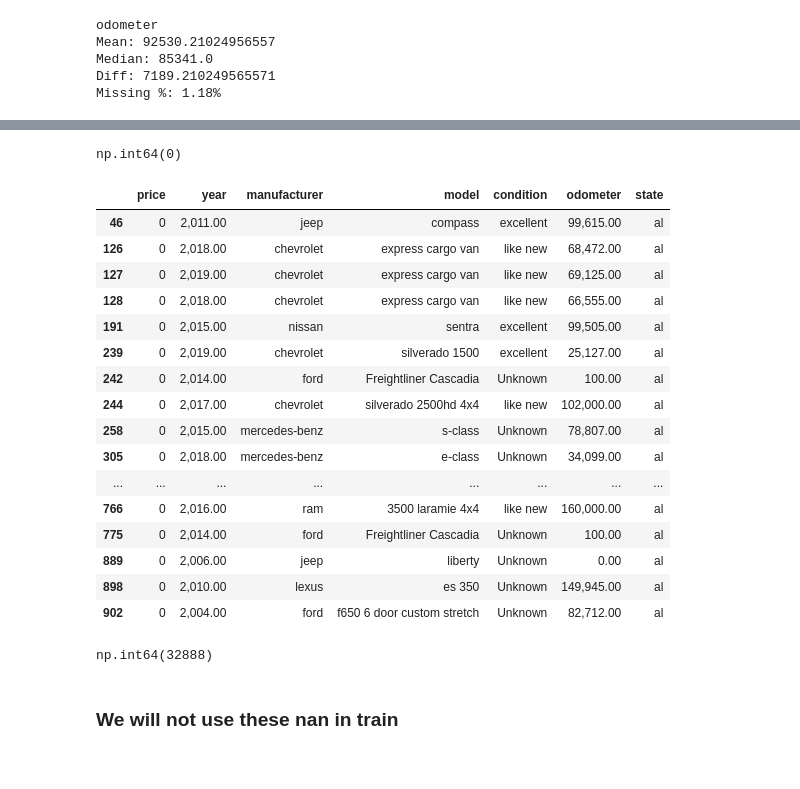
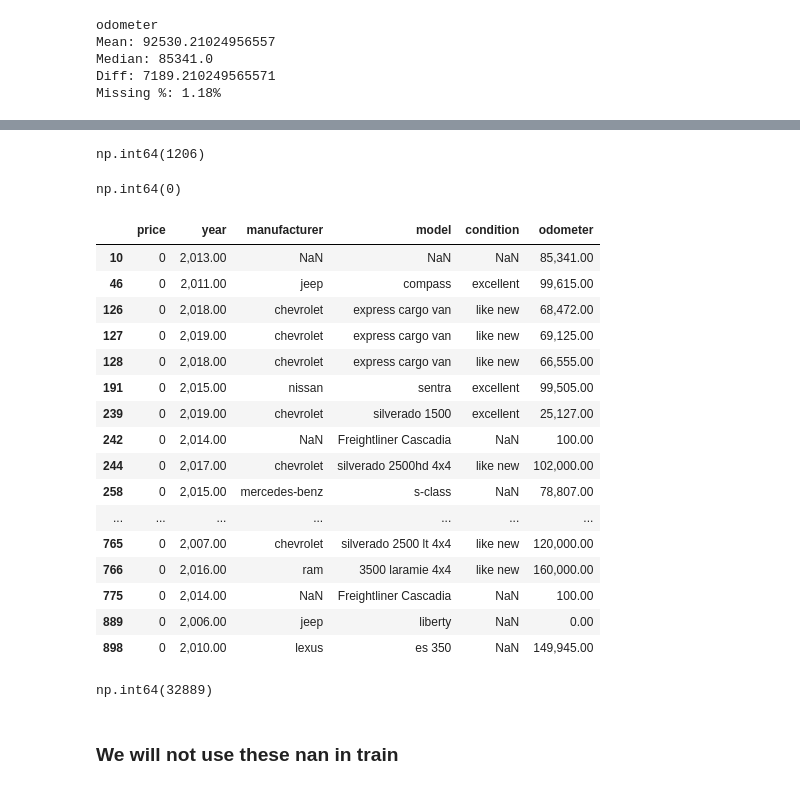
Before and after one commit to ahmed4mohamed4/machine_learning, a Jupyter notebook: projects/used_car_price/model/main.ipynb, the cells around one changed output, grey strips where cells are left out. Saved outputs shown, nothing was run; the diff lists cells and outputs as text; code cells hidden in the pictures.

```diff
--- a/projects/used_car_price/model/main.ipynb
+++ b/projects/used_car_price/model/main.ipynb
@@ -19,7 +19,8 @@ Source: [Kaggle](https://www.kaggle.com/datasets/austinreese/craigslist-carstruc
 # !unzip -q ../data/cars.zip -d ../data/
 # !ls ../data/
 # %%
-df = pd.read_csv ("../data/vehicles.csv")
+# df = pd.read_csv ("../data/vehicles.csv") # Colab
+df = pd.read_csv ('/kaggle/input/datasets/austinreese/craigslist-carstrucks-data/vehicles.csv')
 df.shape
 # %% [output]
 (426880, 26)
@@ -300,0 +351,2 @@ plt.show ()
+# %%
+df.loc[df["year"] == 1900, "year"] = np.nan
@@ -301 +360,5 @@ plt.show ()
+# %%
+df ['year'].isna ().sum ()
+# %% [output]
+np.int64(1206)
 # %%
@@ -329,32 +383,31 @@ np.int64(0)
 # %%
 price_zero = df[df["price"] == 0]
 
 price_zero[[
     "price",
     "year",
     "manufacturer",
     "model",
     "condition",
-    "odometer",
-    "state"
+    "odometer"
 ]].head(50)
 # %% [output]
-|  | price | year | manufacturer | model | condition | odometer | state |
-| 46 | 0 | 2,011.00 | jeep | compass | excellent | 99,615.00 | al |
-| 126 | 0 | 2,018.00 | chevrolet | express cargo van | like new | 68,472.00 | al |
-| 127 | 0 | 2,019.00 | chevrolet | express cargo van | like new | 69,125.00 | al |
-| 128 | 0 | 2,018.00 | chevrolet | express cargo van | like new | 66,555.00 | al |
-| 191 | 0 | 2,015.00 | nissan | sentra | excellent | 99,505.00 | al |
-| 239 | 0 | 2,019.00 | chevrolet | silverado 1500 | excellent | 25,127.00 | al |
-| 242 | 0 | 2,014.00 | ford | Freightliner Cascadia | Unknown | 100.00 | al |
-| 244 | 0 | 2,017.00 | chevrolet | silverado 2500hd 4x4 | like new | 102,000.00 | al |
-| 258 | 0 | 2,015.00 | mercedes-benz | s-class | Unknown | 78,807.00 | al |
-| 305 | 0 | 2,018.00 | mercedes-benz | e-class | Unknown | 34,099.00 | al |
-| ... | ... | ... | ... | ... | ... | ... | ... |
-| 766 | 0 | 2,016.00 | ram | 3500 laramie 4x4 | like new | 160,000.00 | al |
-| 775 | 0 | 2,014.00 | ford | Freightliner Cascadia | Unknown | 100.00 | al |
-| 889 | 0 | 2,006.00 | jeep | liberty | Unknown | 0.00 | al |
-| 898 | 0 | 2,010.00 | lexus | es 350 | Unknown | 149,945.00 | al |
-| 902 | 0 | 2,004.00 | ford | f650 6 door custom stretch | Unknown | 82,712.00 | al |
+|  | price | year | manufacturer | model | condition | odometer |
+| 10 | 0 | 2,013.00 | NaN | NaN | NaN | 85,341.00 |
+| 46 | 0 | 2,011.00 | jeep | compass | excellent | 99,615.00 |
+| 126 | 0 | 2,018.00 | chevrolet | express cargo van | like new | 68,472.00 |
+| 127 | 0 | 2,019.00 | chevrolet | express cargo van | like new | 69,125.00 |
+| 128 | 0 | 2,018.00 | chevrolet | express cargo van | like new | 66,555.00 |
+| 191 | 0 | 2,015.00 | nissan | sentra | excellent | 99,505.00 |
+| 239 | 0 | 2,019.00 | chevrolet | silverado 1500 | excellent | 25,127.00 |
+| 242 | 0 | 2,014.00 | NaN | Freightliner Cascadia | NaN | 100.00 |
+| 244 | 0 | 2,017.00 | chevrolet | silverado 2500hd 4x4 | like new | 102,000.00 |
+| 258 | 0 | 2,015.00 | mercedes-benz | s-class | NaN | 78,807.00 |
+| ... | ... | ... | ... | ... | ... | ... |
+| 765 | 0 | 2,007.00 | chevrolet | silverado 2500 lt 4x4 | like new | 120,000.00 |
+| 766 | 0 | 2,016.00 | ram | 3500 laramie 4x4 | like new | 160,000.00 |
+| 775 | 0 | 2,014.00 | NaN | Freightliner Cascadia | NaN | 100.00 |
+| 889 | 0 | 2,006.00 | jeep | liberty | NaN | 0.00 |
+| 898 | 0 | 2,010.00 | lexus | es 350 | NaN | 149,945.00 |
 # %%
 df.loc[df["price"] == 0, "price"] = np.nan
@@ -368,4 +414,4 @@ append_to_to_do (task)
 # %%
 df ['price'].isna ().sum ()
 # %% [output]
-np.int64(32888)
+np.int64(32889)
```
Also changed, not shown: parts of 120 cells of this notebook.
